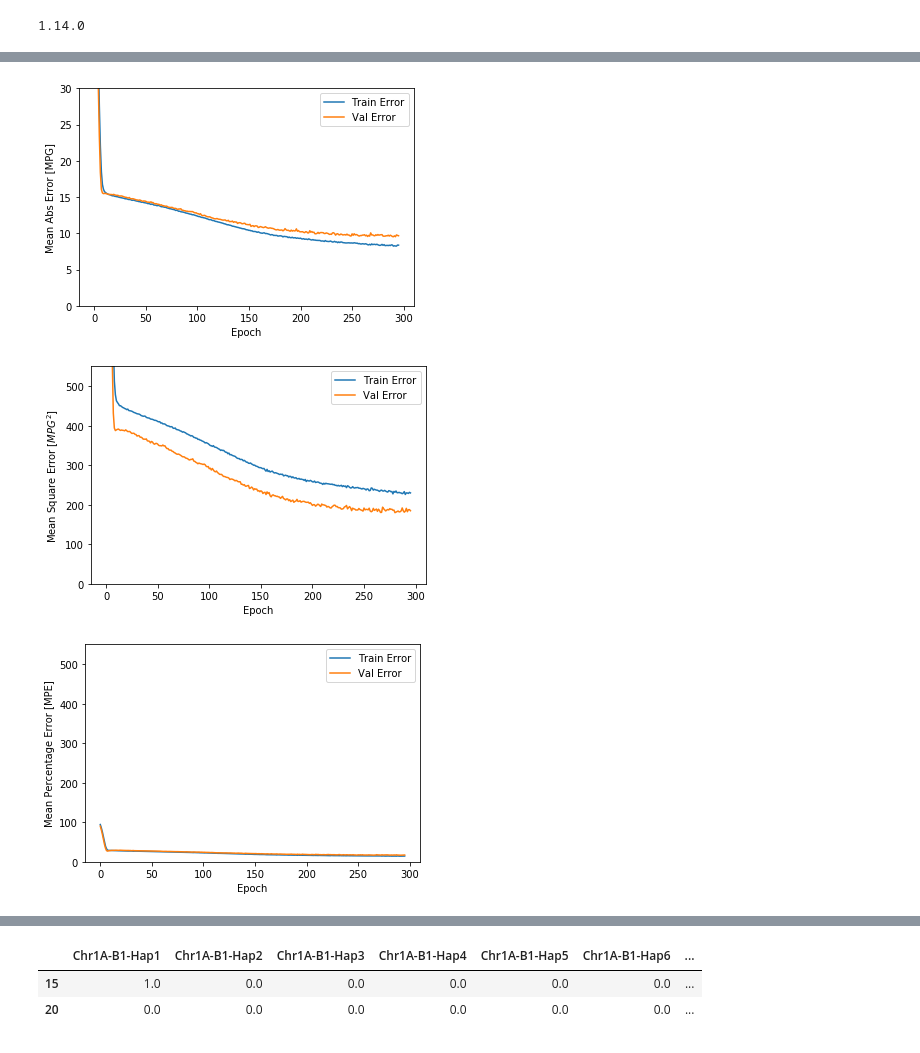
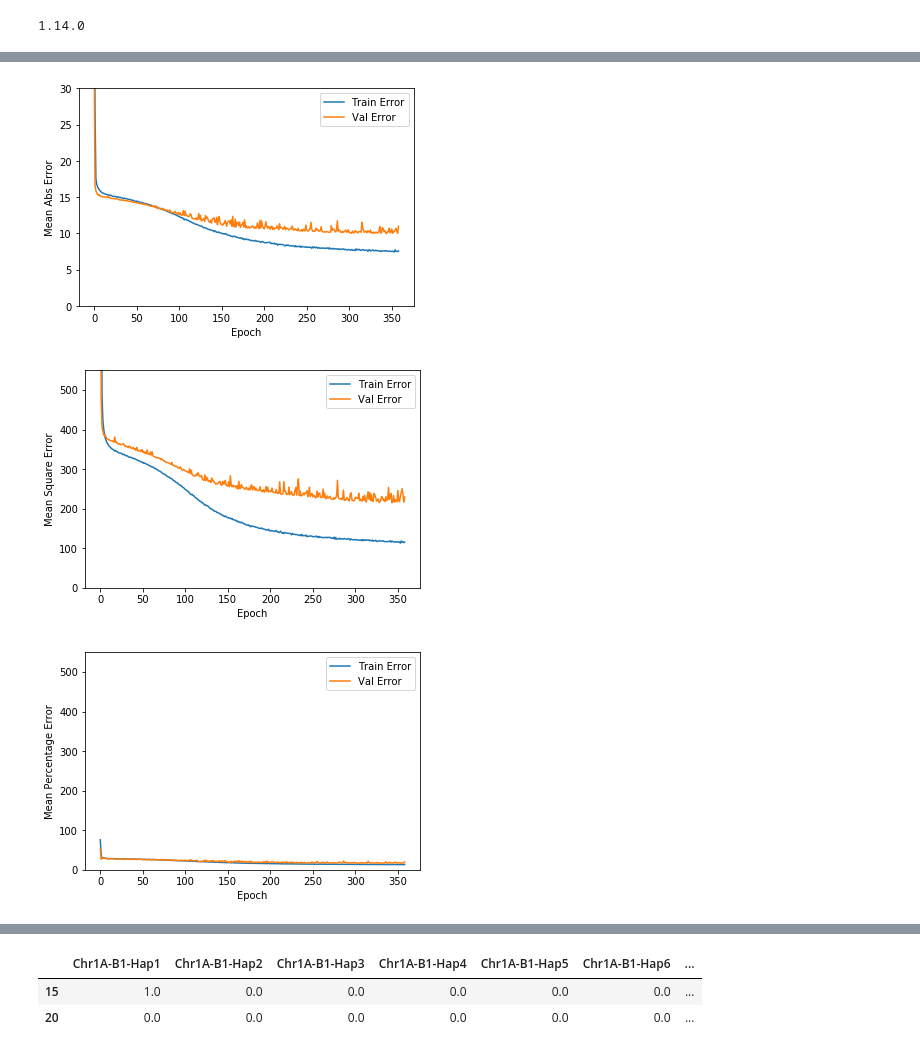
Before and after one commit to juancresc/am_prediction, a Jupyter notebook: tf_2.ipynb, the cells around one changed output, grey strips where cells are left out. Saved outputs shown, nothing was run; the diff lists cells and outputs as text; code cells hidden in the pictures.

```diff
--- a/tf_2.ipynb
+++ b/tf_2.ipynb
@@ -44,0 +144,3 @@ test_dataset = df.drop(train_dataset.index)
+# %%
+train_dataset = df[df.Taxa.isin(train_lines)]
+test_dataset = df[~df.Taxa.isin(train_lines)]
@@ -45,3 +178,6 @@ test_dataset = df.drop(train_dataset.index)
+# %%
+train_taxa = train_dataset.pop('Taxa')
+test_taxa = test_dataset.pop('Taxa')
 # %%
 train_stats = train_dataset.describe()
 train_stats.pop(Y)
@@ -52,8 +188,10 @@ test_labels = test_dataset.pop(Y)
 # %%
 def norm(x):
     return (x - train_stats['mean']) / train_stats['std']
-normed_train_data = norm(train_dataset)
-normed_test_data = norm(test_dataset)
+#normed_train_data = norm(train_dataset)
+#normed_test_data = norm(test_dataset)
+normed_train_data = train_dataset
+normed_test_data = test_dataset
 # %%
 def build_model():
     model = keras.Sequential([
@@ -135,0 +291,4 @@ hist.tail()
+# %%
+hist = pd.DataFrame(history.history)
+hist['epoch'] = history.epoch
+hist.tail()
@@ -140,44 +306,44 @@ def plot_history(history):
 
     plt.figure()
     plt.xlabel('Epoch')
-    plt.ylabel('Mean Abs Error [MPG]')
+    plt.ylabel('Mean Abs Error')
     plt.plot(hist['epoch'], hist['mean_absolute_error'],
            label='Train Error')
     plt.plot(hist['epoch'], hist['val_mean_absolute_error'],
            label = 'Val Error')
     plt.ylim([0,30])
     plt.legend()
 
     plt.figure()
     plt.xlabel('Epoch')
-    plt.ylabel('Mean Square Error [$MPG^2$]')
+    plt.ylabel('Mean Square Error')
     plt.plot(hist['epoch'], hist['mean_squared_error'],
            label='Train Error')
     plt.plot(hist['epoch'], hist['val_mean_squared_error'],
            label = 'Val Error')
     plt.ylim([0,550])
     plt.legend()
     plt.show()
 
     plt.figure()
     plt.xlabel('Epoch')
-    plt.ylabel('Mean Percentage Error [MPE]')
+    plt.ylabel('Mean Percentage Error')
     plt.plot(hist['epoch'], hist['mean_absolute_percentage_error'],
            label='Train Error')
     plt.plot(hist['epoch'], hist['val_mean_absolute_percentage_error'],
            label = 'Val Error')
     plt.ylim([0,550])
     plt.legend()
     plt.show()
 
 
 
 
 plot_history(history)
 # %% [output]
-[figure, old version]
+[figure, new version]
-[figure, old version]
+[figure, new version]
-[figure, old version]
+[figure, new version]
 # %%
 loss, mae, mse, mape = model.evaluate(normed_test_data, test_labels, verbose=0)
 loss, mae, mse, mape
```
Also changed, not shown: parts of 87 cells of this notebook, 2 other files.
